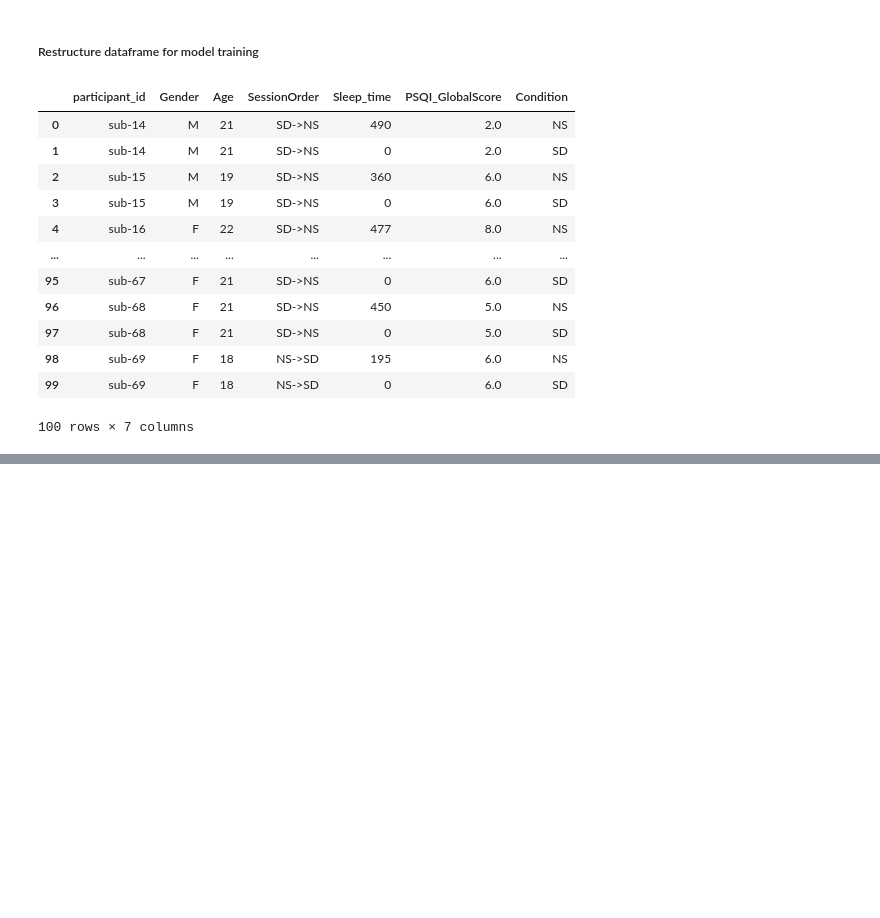
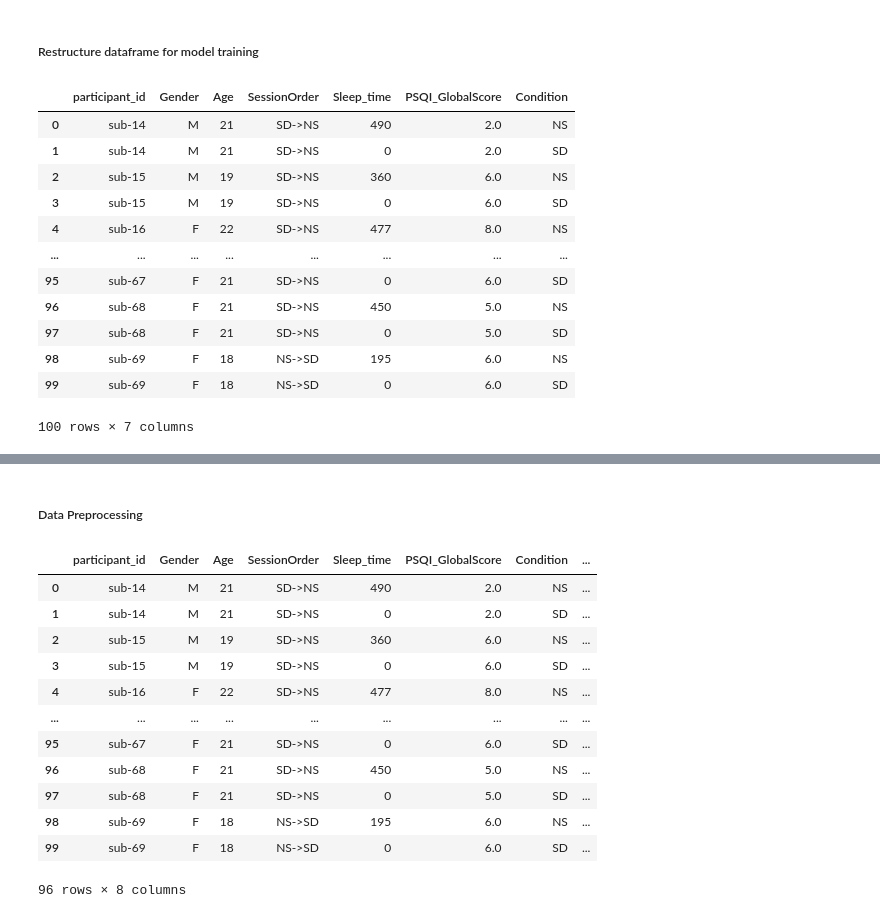
Before and after one commit to yangwestyyy21/sleepdeprivation_COGS138, a Jupyter notebook: sleepdeprivation_COGS138/read_eeg_data.ipynb, the cells around one changed output, grey strips where cells are left out. Drawn from its saved outputs; the diff is of its cells as text; code cells hidden in the pictures; blank space fills up the shorter version.

```diff
--- a/sleepdeprivation_COGS138/read_eeg_data.ipynb
+++ b/sleepdeprivation_COGS138/read_eeg_data.ipynb
@@ -299,0 +310,18 @@ feature_df.to_csv('feature_df.csv')
+# %% [markdown]
+##### Data Preprocessing
+# %%
+feature_df[]
+# %% [output]
+|  | participant_id | Gender | Age | SessionOrder | Sleep_time | PSQI_GlobalScore | Condition | ... |
+| 0 | sub-14 | M | 21 | SD->NS | 490 | 2.0 | NS | ... |
+| 1 | sub-14 | M | 21 | SD->NS | 0 | 2.0 | SD | ... |
+| 2 | sub-15 | M | 19 | SD->NS | 360 | 6.0 | NS | ... |
+| 3 | sub-15 | M | 19 | SD->NS | 0 | 6.0 | SD | ... |
+| 4 | sub-16 | F | 22 | SD->NS | 477 | 8.0 | NS | ... |
+| ... | ... | ... | ... | ... | ... | ... | ... | ... |
+| 95 | sub-67 | F | 21 | SD->NS | 0 | 6.0 | SD | ... |
+| 96 | sub-68 | F | 21 | SD->NS | 450 | 5.0 | NS | ... |
+| 97 | sub-68 | F | 21 | SD->NS | 0 | 5.0 | SD | ... |
+| 98 | sub-69 | F | 18 | NS->SD | 195 | 6.0 | NS | ... |
+| 99 | sub-69 | F | 18 | NS->SD | 0 | 6.0 | SD | ... |
+96 rows × 8 columns
```
Also changed, not shown: parts of 4 cells of this notebook, 1 other file.
